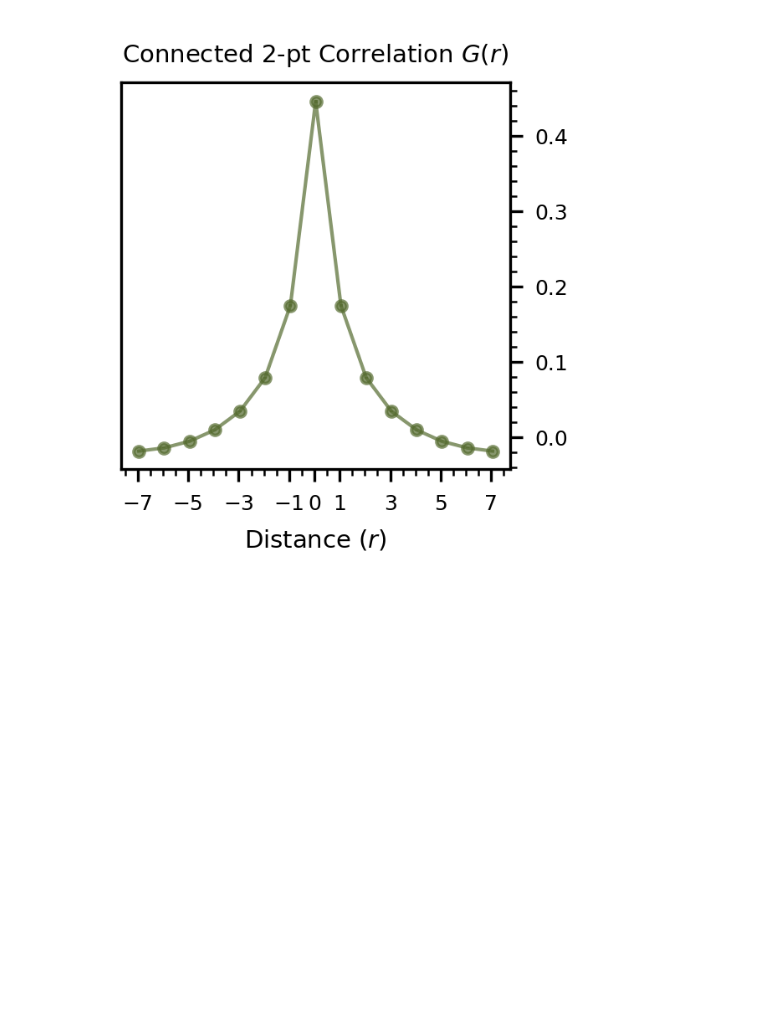
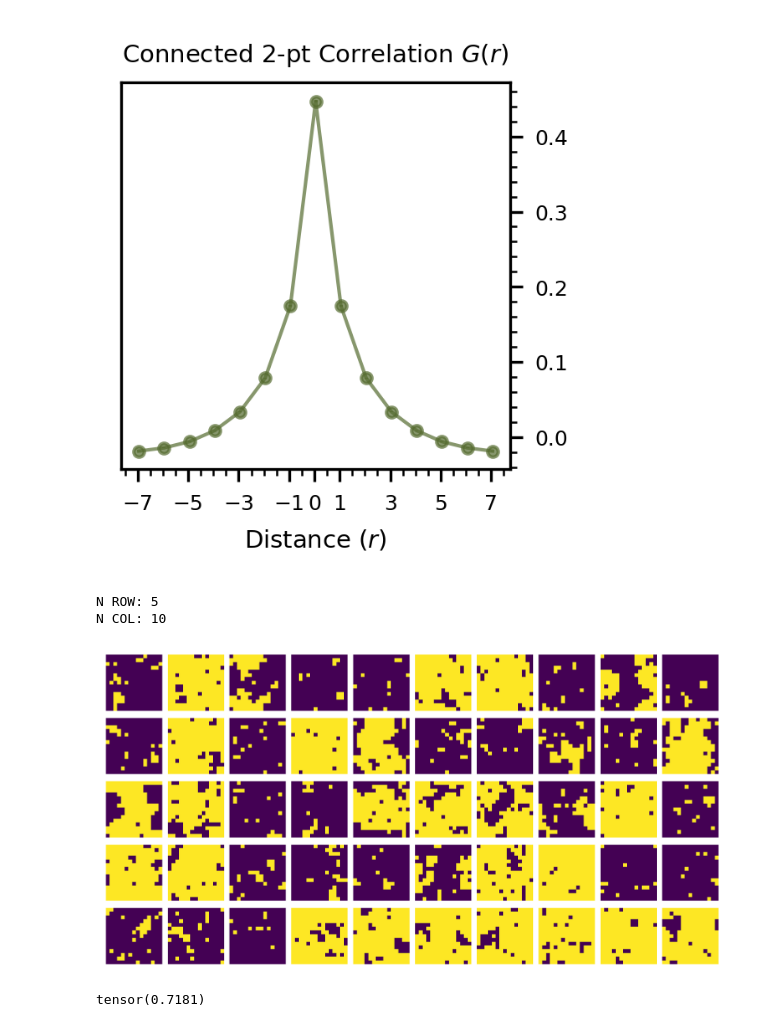
Before and after one commit to malbergo/leaps, a Jupyter notebook: notebooks/ising-corr-plot.ipynb, the cells around one changed output. Cells and saved outputs as stored; diff of their text form; code cells hidden in the pictures; blank space fills up the shorter version.

Commit message:
adds potts mcmc and better plotting

```diff
--- a/notebooks/ising-corr-plot.ipynb
+++ b/notebooks/ising-corr-plot.ipynb
@@ -212,7 +212,7 @@ J_test = 1.0
 mu_test = 0.0
 B_test = 0.0
 beta_test = 0.4407
-n_step_test = 50000
+n_step_test = 1
 
 import time
 tic = time.perf_counter()
@@ -451,3 +445,48 @@ ax_tpcf.set_xticks([-7, -5, -3, -1, 0, 1, 3, 5, 7])
 plt.show()
 # %% [output]
 [figure]
+# %%
+def visualize_lattices(phi, n_rows = 2, n_cols = 5, save = None):
+    """
+    Visualize a subset of the lattices in a grid.
+
+    Parameters:
+    - phi: A tensor of shape [bs, L, L] representing the batch of lattices.
+    - n_rows: Number of rows in the subplot grid.
+    - n_cols: Number of columns in the subplot grid.
+    - title: The title of the plot.
+    """
+    bs, L, _ = phi.shape
+    n_plots = min(n_rows * n_cols, bs)
+    print("N ROW:", n_rows)
+    print("N COL:", n_cols)
+
+    fig, axes = plt.subplots(n_rows, n_cols, figsize=(8, 5))
+
+    indices = np.random.choice(bs, n_plots, replace=False)  # Randomly select lattice indices
+
+    for i, idx in enumerate(indices):
+        row = i // n_cols
+        col = i % n_cols
+        ax = axes[row, col]
+        # cmap = sns.cubehelix_palette(start=-0.8, rot=0.4, gamma=1.0, dark=0.2, light=0.9, reverse=False, as_cmap=True)
+        v = 0.5
+        im = ax.imshow(phi[idx], cmap='viridis', origin='lower', vmin=-v, vmax=v)
+        ax.axis('off')
+
+    fig.subplots_adjust( wspace=0.1, hspace=-0.5)
+
+    if save is not None:
+        plt.savefig(save, bbox_inches='tight')
+    # plt.tight_layout()
+    plt.show()
+# %%
+visualize_lattices(grab(cfgs_test_NEW), n_rows = 5, n_cols=10)
+# %% [output]
+N ROW: 5
+N COL: 10
+[figure, added]
+# %%
+absolute_mag(cfgs_test_NEW, L)
+# %% [output]
+tensor(0.7181)
```
Also changed, not shown: parts of 2 cells of this notebook, 3 other files.
